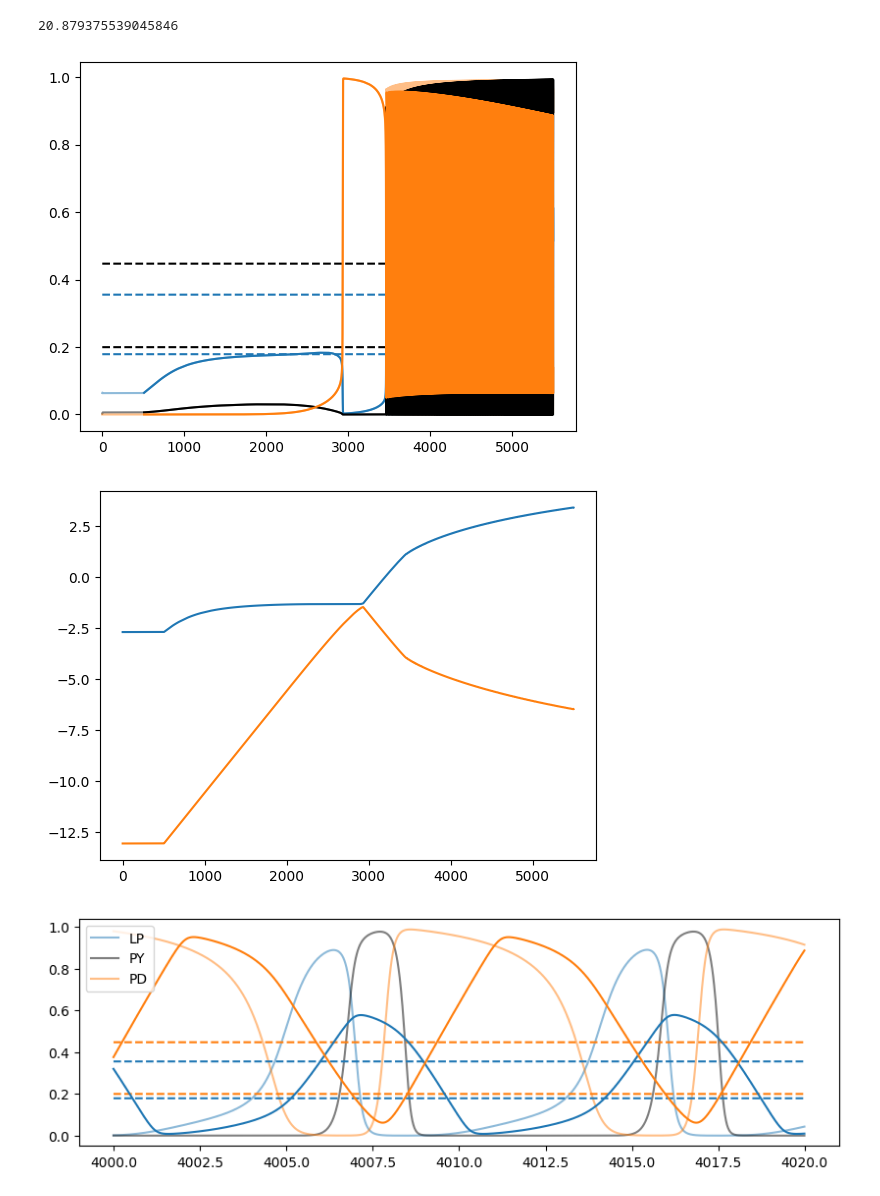
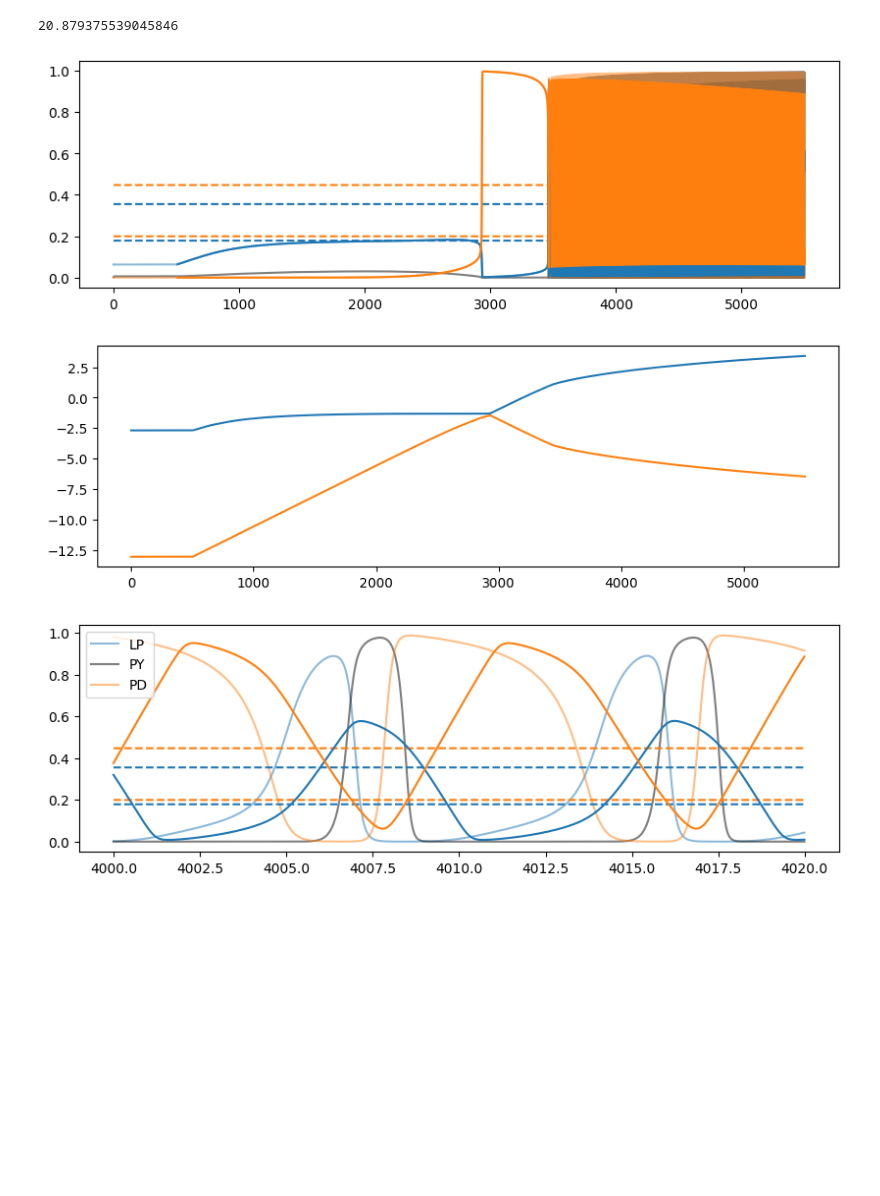
Before and after one commit to ljstolting/EvolvingHP, a Jupyter notebook: Python/Viz_trajectories.ipynb, the cells around one changed output. Cells and saved outputs as stored; diff of their text form; code cells hidden in the pictures; blank space fills up the shorter version.

Commit message:
range encoding

```diff
--- a/Python/Viz_trajectories.ipynb
+++ b/Python/Viz_trajectories.ipynb
@@ -66,36 +66,38 @@ print(pyloriclike(genomes[idx]))
 # %%
 outputs = np.loadtxt("trackoutputs.dat")
 averages = np.loadtxt("trackaverages.dat")
 biases = np.loadtxt("trackbiases.dat")
 
 transient_dur = 500
 plastic_dur = 5000
 stepsize = .01
 transientsteps = int(transientdur/stepsize)
 time = np.arange(0,transient_dur+plastic_dur+stepsize,stepsize)
 
 HPbounds = np.array([1.78728e-01,1.99577e-01,3.55230e-01,4.47151e-01])
 windowdur = 10
 windowsteps = int(windowdur/stepsize)
 
 colors = ['tab:blue','k','tab:orange']
 labels = ['LP','PY','PD']
 
+plt.figure(figsize=(10,3))
 for i in range(3):
     plt.plot(time,outputs[:,i],color=colors[i],alpha=.5,label=labels[i])
-for i in range(2):
-    plt.plot(time,np.ones(len(time))*HPbounds[i],linestyle="dashed",color = colors[i])
-    plt.plot(time,np.ones(len(time))*HPbounds[i+2],linestyle="dashed",color= colors[i])
-for i in range(3):
+plt.plot(time,np.ones(len(time))*HPbounds[0],linestyle="dashed",color = colors[0])
+plt.plot(time,np.ones(len(time))*HPbounds[1],linestyle="dashed",color= colors[2])
+plt.plot(time,np.ones(len(time))*HPbounds[2],linestyle="dashed",color = colors[0])
+plt.plot(time,np.ones(len(time))*HPbounds[3],linestyle="dashed",color= colors[2])
+for i in [0,2]:
     plt.plot(time[transientsteps+windowsteps:],averages[transientsteps+windowsteps:,i],color=colors[i])
 # plt.legend()
 plt.show()
-
+plt.figure(figsize=(10,3))
 plt.plot(time,biases)
 plt.show()
 # %% [output]
-[figure, old version]
+[figure, new version]
-[figure, old version]
+[figure, new version]
 # %%
 #zoom in
 plt.figure(figsize=(10,3))
```
Also changed, not shown: 5 other files.
